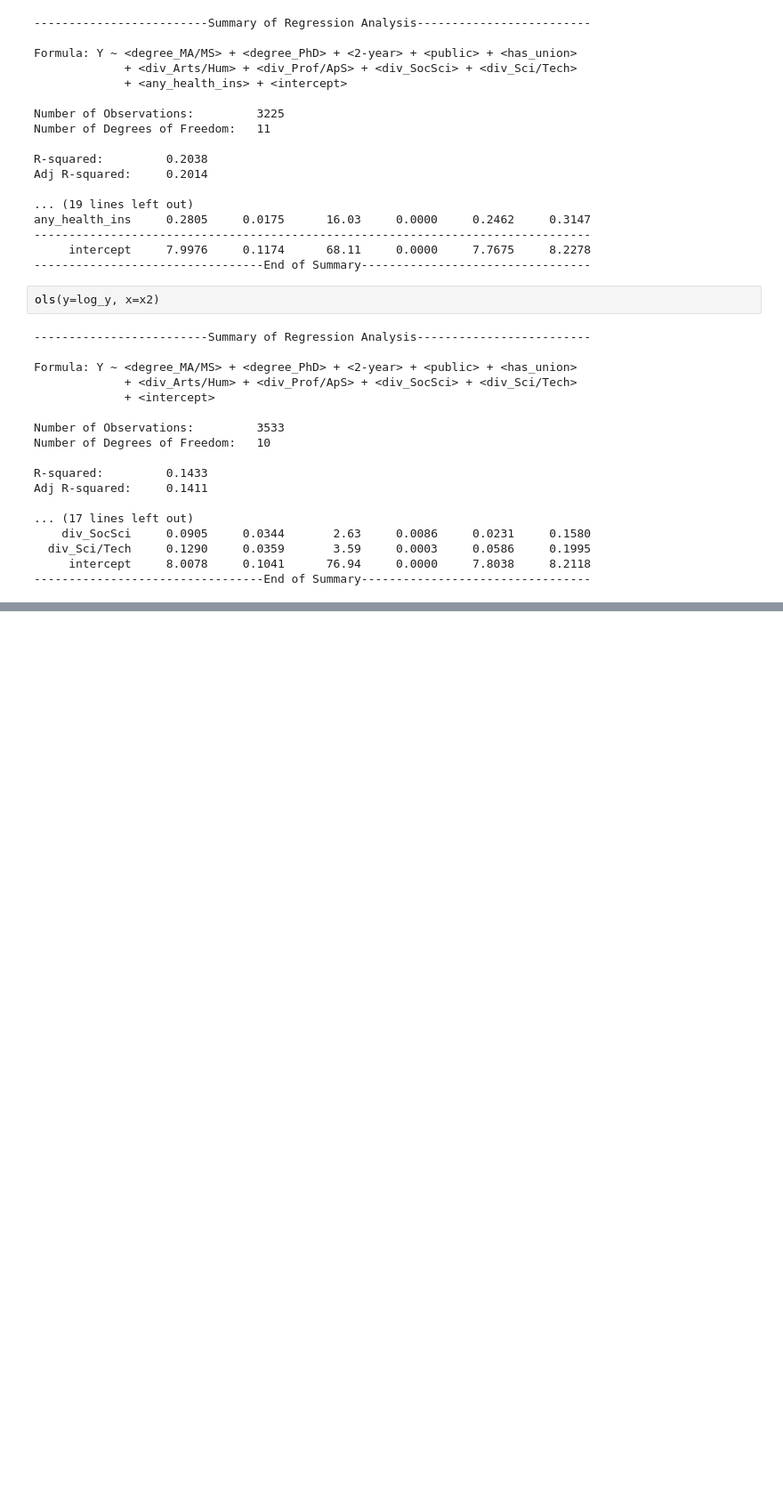
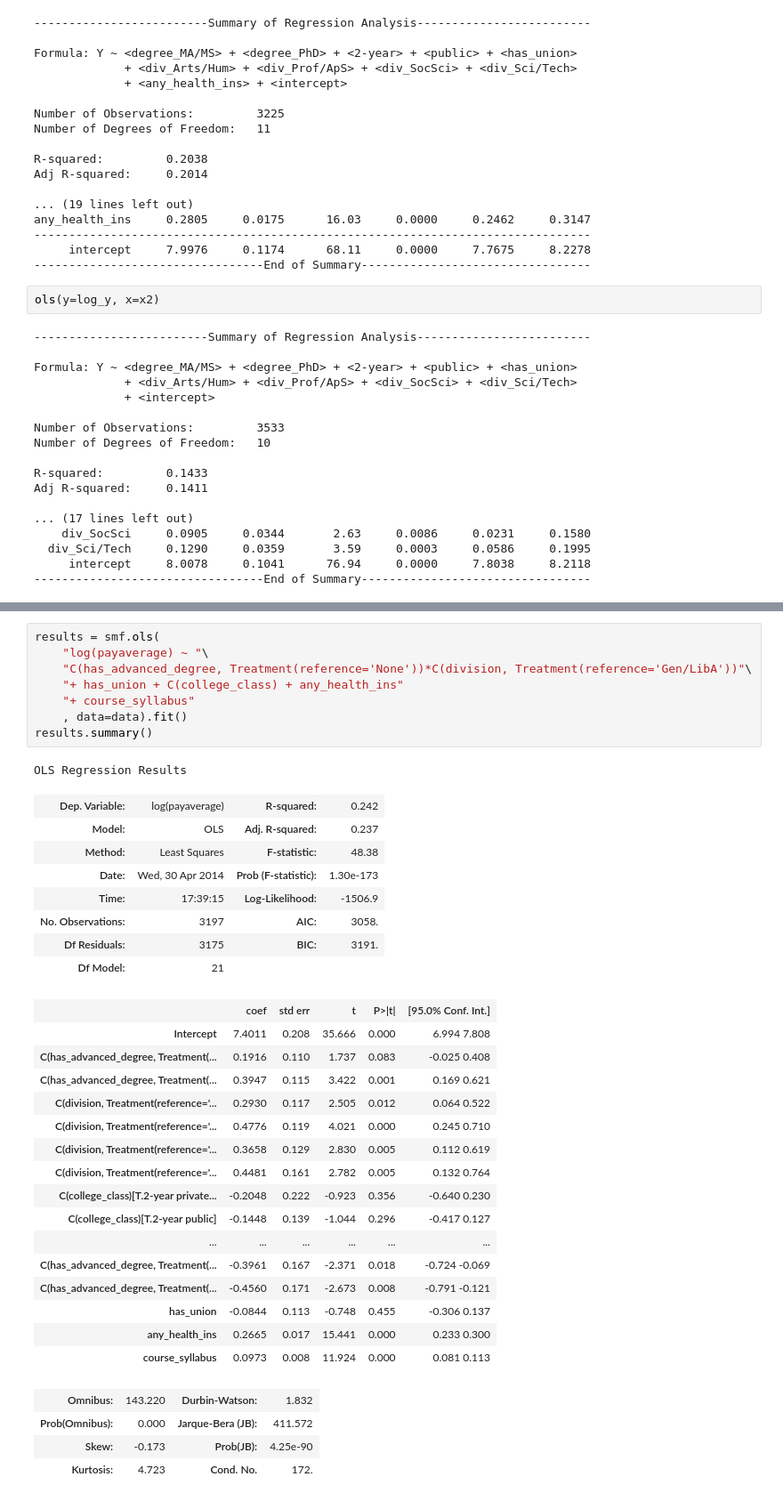
Before and after one commit to bkfunk/adjuncts, a Jupyter notebook: Adjunct Project Data.ipynb, the cells around one changed output, grey strips where cells are left out. Shown: that part at 89% size. Drawn from its saved outputs; the diff is of its cells as text; blank space fills up the shorter version.

```diff
--- a/Adjunct Project Data.ipynb
+++ b/Adjunct Project Data.ipynb
@@ -479,0 +590,38 @@ Adj R-squared:     0.1411
+# %%
+results = smf.ols(
+    "log(payaverage) ~ "\
+    "C(has_advanced_degree, Treatment(reference='None'))*C(division, Treatment(reference='Gen/LibA'))"\
+    "+ has_union + C(college_class) + any_health_ins"
+    "+ course_syllabus"
+    , data=data).fit()
+results.summary()
+# %% [output]
+OLS Regression Results
+| Dep. Variable: | log(payaverage) | R-squared: | 0.242 |
+| Model: | OLS | Adj. R-squared: | 0.237 |
+| Method: | Least Squares | F-statistic: | 48.38 |
+| Date: | Wed, 30 Apr 2014 | Prob (F-statistic): | 1.30e-173 |
+| Time: | 17:39:15 | Log-Likelihood: | -1506.9 |
+| No. Observations: | 3197 | AIC: | 3058. |
+| Df Residuals: | 3175 | BIC: | 3191. |
+| Df Model: | 21 |  |  |
+|  | coef | std err | t | P>|t| | [95.0% Conf. Int.] |
+| Intercept | 7.4011 | 0.208 | 35.666 | 0.000 | 6.994 7.808 |
+| C(has_advanced_degree, Treatment(... | 0.1916 | 0.110 | 1.737 | 0.083 | -0.025 0.408 |
+| C(has_advanced_degree, Treatment(... | 0.3947 | 0.115 | 3.422 | 0.001 | 0.169 0.621 |
+| C(division, Treatment(reference='... | 0.2930 | 0.117 | 2.505 | 0.012 | 0.064 0.522 |
+| C(division, Treatment(reference='... | 0.4776 | 0.119 | 4.021 | 0.000 | 0.245 0.710 |
+| C(division, Treatment(reference='... | 0.3658 | 0.129 | 2.830 | 0.005 | 0.112 0.619 |
+| C(division, Treatment(reference='... | 0.4481 | 0.161 | 2.782 | 0.005 | 0.132 0.764 |
+| C(college_class)[T.2-year private... | -0.2048 | 0.222 | -0.923 | 0.356 | -0.640 0.230 |
+| C(college_class)[T.2-year public] | -0.1448 | 0.139 | -1.044 | 0.296 | -0.417 0.127 |
+| ... | ... | ... | ... | ... | ... |
+| C(has_advanced_degree, Treatment(... | -0.3961 | 0.167 | -2.371 | 0.018 | -0.724 -0.069 |
+| C(has_advanced_degree, Treatment(... | -0.4560 | 0.171 | -2.673 | 0.008 | -0.791 -0.121 |
+| has_union | -0.0844 | 0.113 | -0.748 | 0.455 | -0.306 0.137 |
+| any_health_ins | 0.2665 | 0.017 | 15.441 | 0.000 | 0.233 0.300 |
+| course_syllabus | 0.0973 | 0.008 | 11.924 | 0.000 | 0.081 0.113 |
+| Omnibus: | 143.220 | Durbin-Watson: | 1.832 |
+| Prob(Omnibus): | 0.000 | Jarque-Bera (JB): | 411.572 |
+| Skew: | -0.173 | Prob(JB): | 4.25e-90 |
+| Kurtosis: | 4.723 | Cond. No. | 172. |
```
Also changed, not shown: parts of 12 cells of this notebook.
